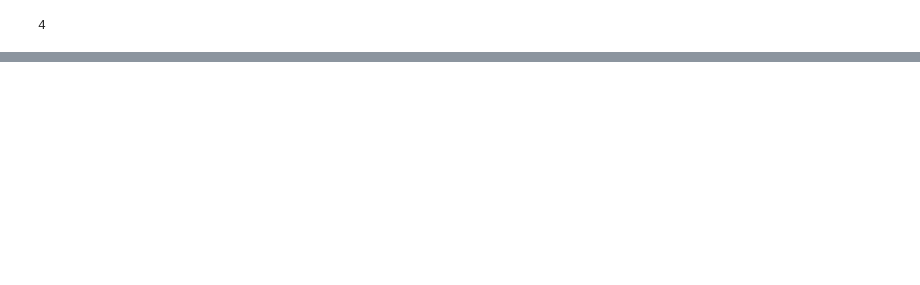
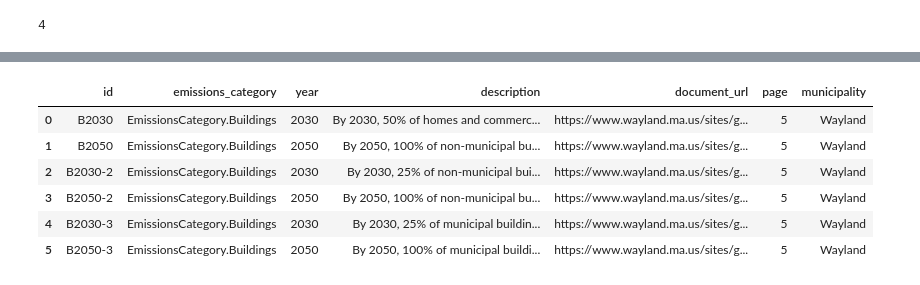
Before and after one commit to ahasha/llm_cap_research, a Jupyter notebook: notebooks/langchain_tutorial.ipynb, the cells around one changed output, grey strips where cells are left out. Cells and saved outputs as stored; diff of their text form; code cells hidden in the pictures; blank space fills up the shorter version.

Commit message:
Decent extraction from one page of Wayland CAP

```diff
--- a/notebooks/langchain_tutorial.ipynb
+++ b/notebooks/langchain_tutorial.ipynb
@@ -303,0 +333,6 @@ len(docs)
+# %%
+from langchain_openai import ChatOpenAI
+
+llm = ChatOpenAI(model="gpt-4-turbo", temperature=0)
+
+runnable = prompt | llm.with_structured_output(schema=Results)
@@ -303,0 +377,2 @@ len(docs)
+# %%
+results5 = runnable.invoke({"text": pages[5].page_content})
@@ -303,0 +418,35 @@ len(docs)
+# %%
+import pandas as pd
+
+def results_to_goals_table(results, page, municipality):
+    records = [
+        {**g.dict(), "document_url": page.metadata["source"], "page": page.metadata["page"], "municipality": municipality}
+        for g in results.goals
+    ]
+    return pd.DataFrame(records)
+
+def results_to_strategies_table(results, page, municipality):
+    records = [
+        {**s.dict(), "document_url": page.metadata["source"], "page": page.metadata["page"], "municipality": municipality}
+        for s in results.strategies
+    ]
+    return pd.DataFrame(records)
+
+def results_to_actions_table(results, page, municipality):
+    records = [
+        {**a.dict(), "document_url": page.metadata["source"], "page": page.metadata["page"], "municipality": municipality}
+        for a in results.actions
+    ]
+    return pd.DataFrame(records)
+# %%
+pd.set_option('display.max_colwidth', None)
+# %%
+results_to_goals_table(results5, pages[5], "Wayland")
+# %% [output]
+|  | id | emissions_category | year | description | document_url | page | municipality |
+| 0 | B2030 | EmissionsCategory.Buildings | 2030 | By 2030, 50% of homes and commerc... | https://www.wayland.ma.us/sites/g... | 5 | Wayland |
+| 1 | B2050 | EmissionsCategory.Buildings | 2050 | By 2050, 100% of non-municipal bu... | https://www.wayland.ma.us/sites/g... | 5 | Wayland |
+| 2 | B2030-2 | EmissionsCategory.Buildings | 2030 | By 2030, 25% of non-municipal bui... | https://www.wayland.ma.us/sites/g... | 5 | Wayland |
+| 3 | B2050-2 | EmissionsCategory.Buildings | 2050 | By 2050, 100% of non-municipal bu... | https://www.wayland.ma.us/sites/g... | 5 | Wayland |
+| 4 | B2030-3 | EmissionsCategory.Buildings | 2030 | By 2030, 25% of municipal buildin... | https://www.wayland.ma.us/sites/g... | 5 | Wayland |
+| 5 | B2050-3 | EmissionsCategory.Buildings | 2050 | By 2050, 100% of municipal buildi... | https://www.wayland.ma.us/sites/g... | 5 | Wayland |
```
Also changed, not shown: parts of 26 cells of this notebook, 2 other files.
